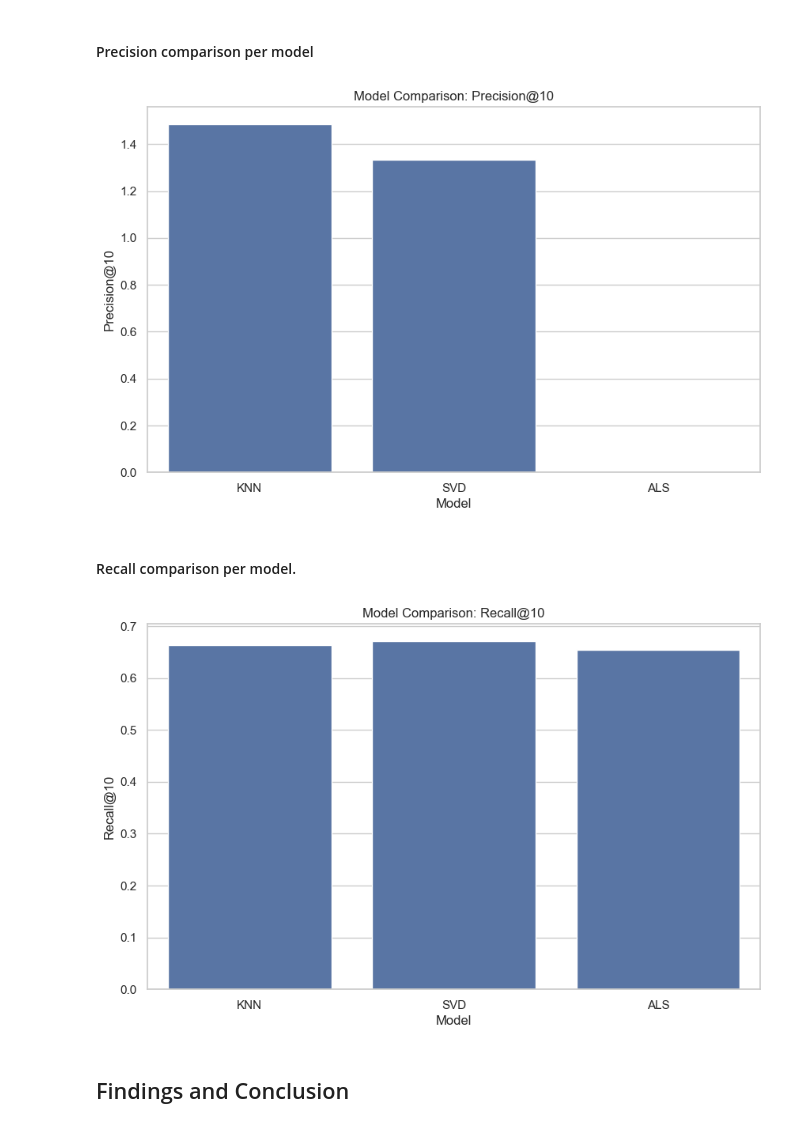
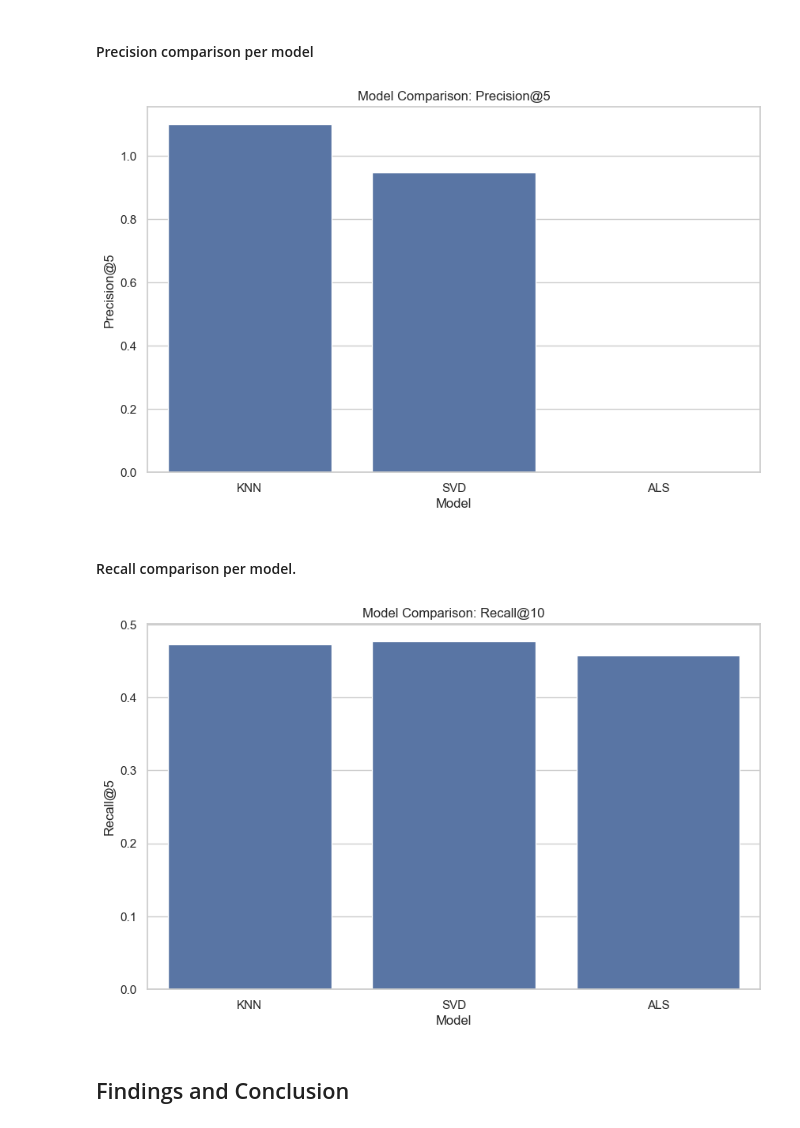
Before and after one commit to H-Rumenya/Group_2_P4_Project, a Jupyter notebook: phase4_project.ipynb, the cells around one changed output. Cells and saved outputs as stored; diff of their text form; code cells hidden in the pictures.

```diff
--- a/phase4_project.ipynb
+++ b/phase4_project.ipynb
@@ -450,14 +468,15 @@ class ALSRecommender:
 ### Hyperparameter Tuning and Evaluation
 #### RMSE Scorer
 # %%
+#Calculates Root Mean Squared Error (RMSE) between predicted and actual ratings.Filters out invalid predictions (e.g. zero or missing).Returns ∞ if no valid predictions are available.
 def rmse_scorer(estimator, X, y):
     predictions = [estimator.predict(user_id, movie_id) for user_id, movie_id in X]
     valid = [p > 0 for p in predictions]
     if sum(valid) == 0:
         return np.inf
     return sqrt(mean_squared_error(y[valid], [p for p, v in zip(predictions, valid) if v]))
-
-def precision_recall_at_k(predictions, k=10, threshold=4.0):
+#2. Compute precision and recall at top-k recommendations per user, consider items with predicted ratings above a threshold (default: 4.0) as relevant then return the average precision and recall across all users.
+def precision_recall_at_k(predictions, k=5, threshold=4.0):
     user_est_true = defaultdict(list)
     for uid, mid, true_r, est in predictions:
         user_est_true[uid].append((est, true_r))
@@ -661,10 +689,13 @@ ALS Recommendations: []
 # %% [markdown]
 ### Visualize Model Performance.
 # %%
+#creates a summary table of evaluation metrics for the KNN, SVD, and ALS recommendation models:
+#It includes RMSE, Precision@5, and Recall@5 for each model.The results are stored in a DataFrame called metrics_df, making it easy to compare model performance side by side.
 metrics = {
     'Model': ['KNN', 'SVD', 'ALS'],
     'RMSE': [best_knn_rmse, best_svd_rmse, best_als_rmse],
-    'Precision@10': [knn_precision, svd_precision, als_precision],
-    'Recall@10': [knn_recall, svd_recall, als_recall]
+    'Precision@5': [knn_precision, svd_precision, als_precision],
+    'Recall@5': [knn_recall, svd_recall, als_recall]
 }
 metrics_df = pd.DataFrame(metrics)
+metrics_df
@@ -682,25 +718,25 @@ plt.show()
 # %% [markdown]
 #### Precision comparison per model
 # %%
+# bar chart comparing Precision@5 for the KNN, SVD, and ALS models to evaluate how well each model recommends relevant items.
 plt.figure(figsize=(10, 6))
-sns.barplot(x='Model', y='Precision@10', data=metrics_df)
-plt.title('Model Comparison: Precision@10')
-plt.ylabel('Precision@10')
-plt.savefig('precision_comparison.png')
+sns.barplot(x='Model', y='Precision@5', data=metrics_df)
+plt.title('Model Comparison: Precision@5')
+plt.ylabel('Precision@5')
 plt.show()
 # %% [output]
-[figure, old version]
+[figure, new version]
 # %% [markdown]
 #### Recall comparison per model.
 # %%
+#bar chart comparing Recall@5 for the KNN, SVD, and ALS models to show how well each model retrieves relevant items
 plt.figure(figsize=(10, 6))
-sns.barplot(x='Model', y='Recall@10', data=metrics_df)
+sns.barplot(x='Model', y='Recall@5', data=metrics_df)
 plt.title('Model Comparison: Recall@10')
-plt.ylabel('Recall@10')
-plt.savefig('recall_comparison.png')
+plt.ylabel('Recall@5')
 plt.show()
 # %% [output]
-[figure, old version]
+[figure, new version]
 # %% [markdown]
 ## Findings and Conclusion
 # %% [markdown]
```
Also changed, not shown: parts of 19 cells of this notebook.
